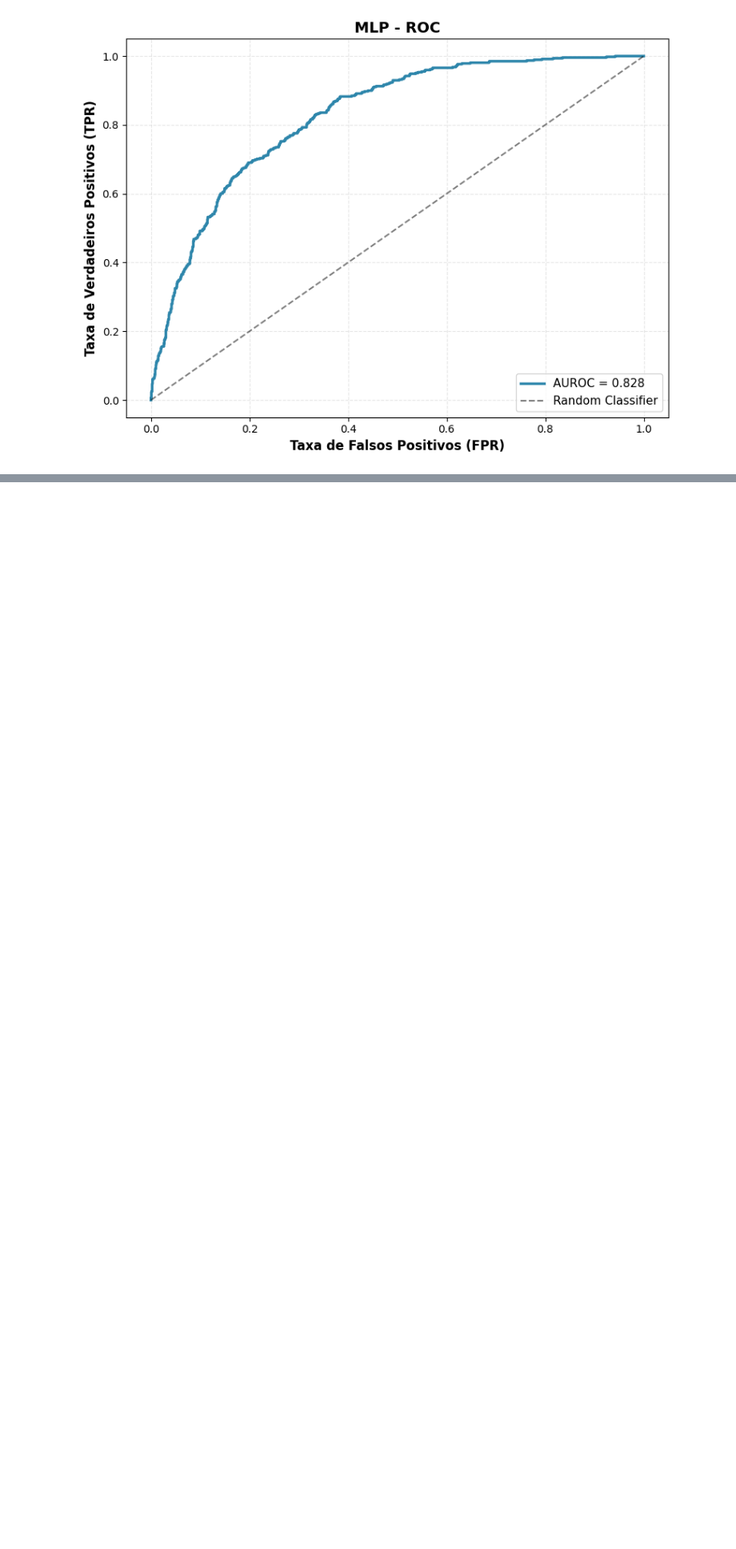
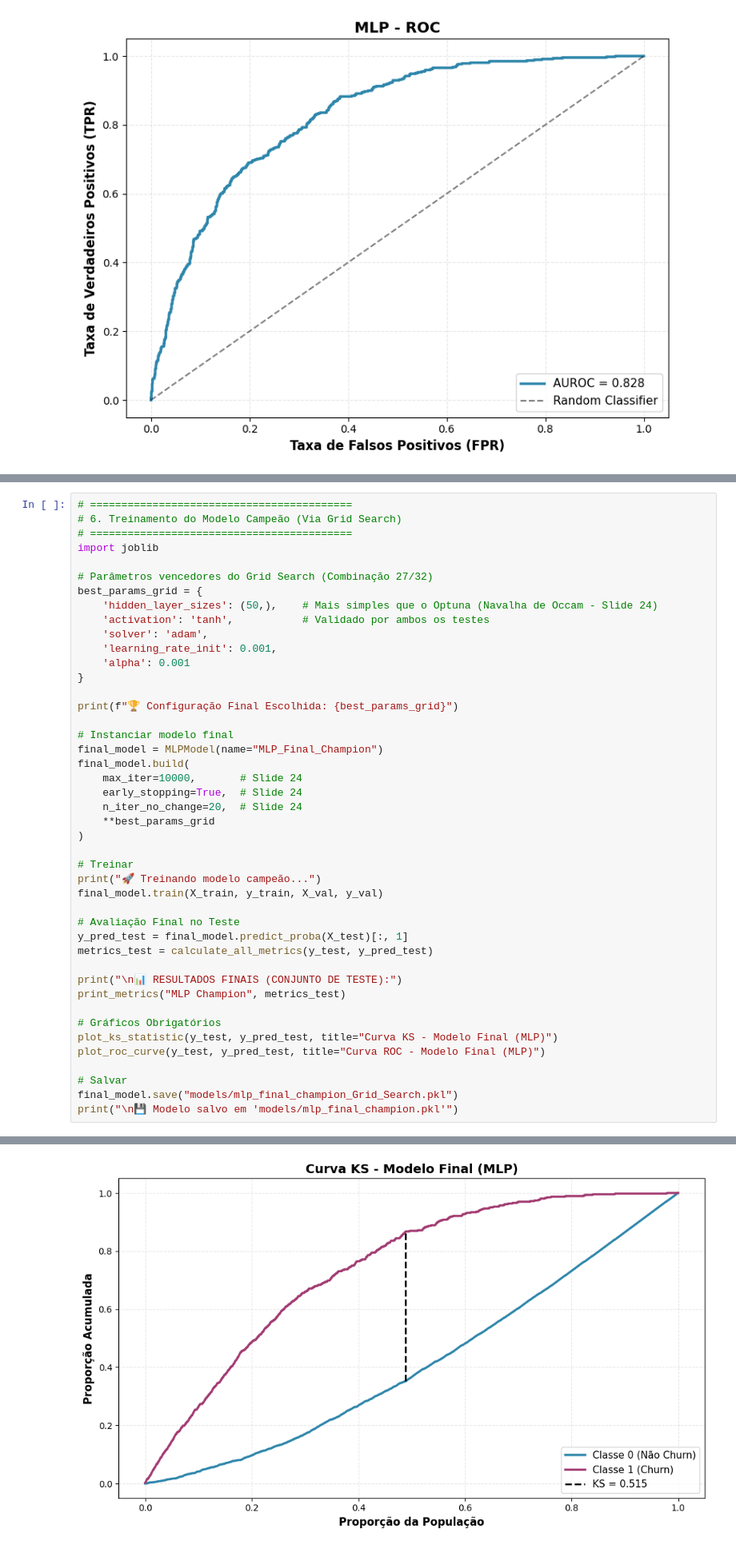
Before and after one commit to vggd18/telecom-churn-project, a Jupyter notebook: experiments/mlp.ipynb, the cells around one changed output, grey strips where cells are left out. Shown: that part at 80% size. Saved outputs shown, nothing was run; the diff lists cells and outputs as text; blank space fills up the shorter version.

```diff
--- a/experiments/mlp.ipynb
+++ b/experiments/mlp.ipynb
@@ -192,0 +412,45 @@ F1 Score:  0.5985
+# %%
+# ==========================================
+# 6. Treinamento do Modelo Campeão (Via Grid Search)
+# ==========================================
+import joblib
+
+# Parâmetros vencedores do Grid Search (Combinação 27/32)
+best_params_grid = {
+    'hidden_layer_sizes': (50,),    # Mais simples que o Optuna (Navalha de Occam - Slide 24)
+    'activation': 'tanh',           # Validado por ambos os testes
+    'solver': 'adam',
+    'learning_rate_init': 0.001,
+    'alpha': 0.001
+}
+
+print(f"🏆 Configuração Final Escolhida: {best_params_grid}")
+
+# Instanciar modelo final
+final_model = MLPModel(name="MLP_Final_Champion")
+final_model.build(
+    max_iter=10000,       # Slide 24
+    early_stopping=True,  # Slide 24
+    n_iter_no_change=20,  # Slide 24
+    **best_params_grid
+)
+
+# Treinar
+print("🚀 Treinando modelo campeão...")
+final_model.train(X_train, y_train, X_val, y_val)
+
+# Avaliação Final no Teste
+y_pred_test = final_model.predict_proba(X_test)[:, 1]
+metrics_test = calculate_all_metrics(y_test, y_pred_test)
+
+print("\n📊 RESULTADOS FINAIS (CONJUNTO DE TESTE):")
+print_metrics("MLP Champion", metrics_test)
+
+# Gráficos Obrigatórios
+plot_ks_statistic(y_test, y_pred_test, title="Curva KS - Modelo Final (MLP)")
+plot_roc_curve(y_test, y_pred_test, title="Curva ROC - Modelo Final (MLP)")
+
+# Salvar
+final_model.save("models/mlp_final_champion_Grid_Search.pkl")
+print("\n💾 Modelo salvo em 'models/mlp_final_champion.pkl'")
+# %% [output]
@@ -192,0 +465 @@ F1 Score:  0.5985
+[figure, added]
```
Also changed, not shown: parts of 11 cells of this notebook.
